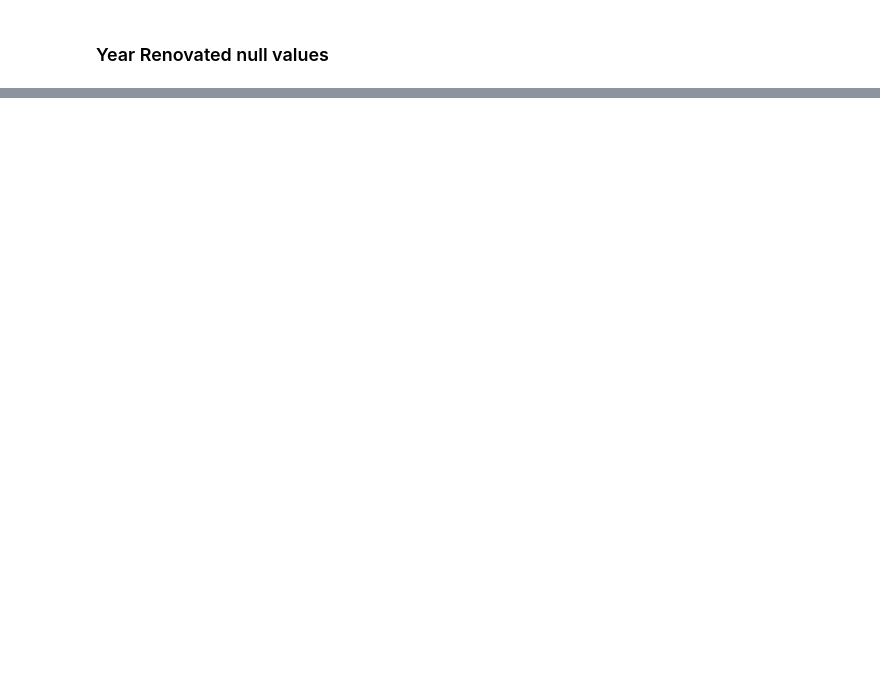
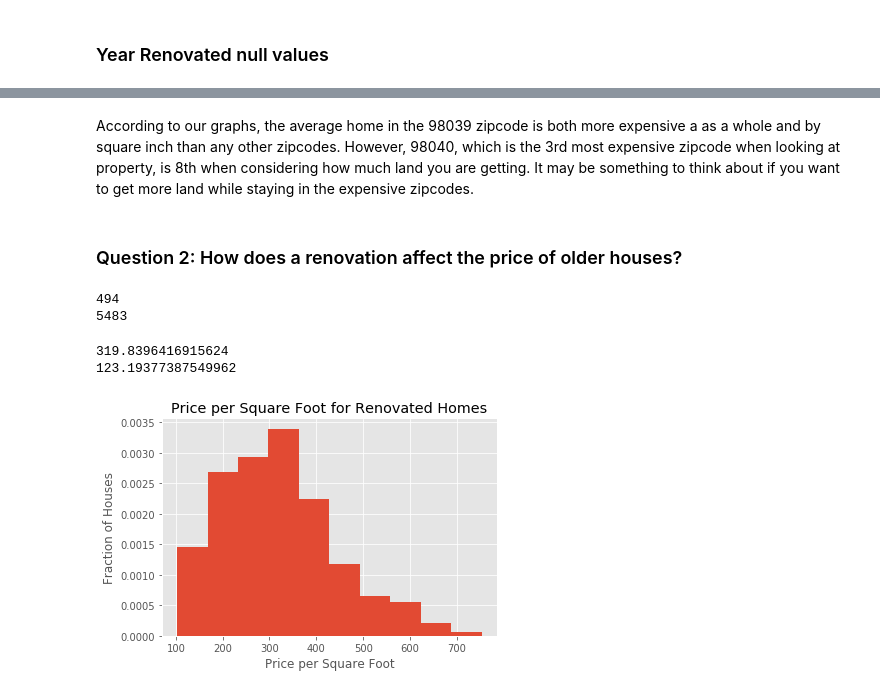
Before and after one commit to yshp57/dsc-1-final-project-online-ds-pt-100118, a Jupyter notebook: student.ipynb, the cells around one changed output, grey strips where cells are left out. Cells and saved outputs as stored; diff of their text form; code cells hidden in the pictures; blank space fills up the shorter version.

```diff
--- a/student.ipynb
+++ b/student.ipynb
@@ -193,0 +562,29 @@ df.yr_renovated.fillna(value=0, inplace=True)
+# %% [markdown]
+According to our graphs, the average home in the 98039 zipcode is both more expensive a as a whole and by square inch than any other zipcodes. However, 98040, which is the 3rd most expensive zipcode when looking at property, is 8th when considering how much land you are getting. It may be something to think about if you want to get more land while staying in the expensive zipcodes.
+# %% [markdown]
+### Question 2: How does a renovation affect the price of older houses?
+# %%
+dfren = df[df.yr_renovated_bins!= 'NotRenovated']
+dfren = dfren[dfren.age >= 60]
+dfnotren = df[df.yr_renovated_bins == 'NotRenovated']
+dfnotren = dfnotren[dfnotren.age >=60]
+# %%
+dfren['pricepersqftlot'] = dfren.price/dfren.sqft_lot
+dfnotren['pricepersqftlot'] = dfnotren.price/dfnotren.sqft_lot
+# %%
+print(dfren.shape[0])
+print(dfnotren.shape[0])
+# %% [output]
+494
+5483
+# %%
+dfren.pricepersqft.hist(density=1)
+plt.xlabel('Price per Square Foot')
+plt.ylabel('Fraction of Houses')
+plt.title('Price per Square Foot for Renovated Homes')
+print(dfren.pricepersqft.mean())
+print(dfren.pricepersqft.std())
+# %% [output]
+319.8396416915624
+123.19377387549962
+[figure, added]
```
Also changed, not shown: parts of 134 cells of this notebook, 2 other files.
